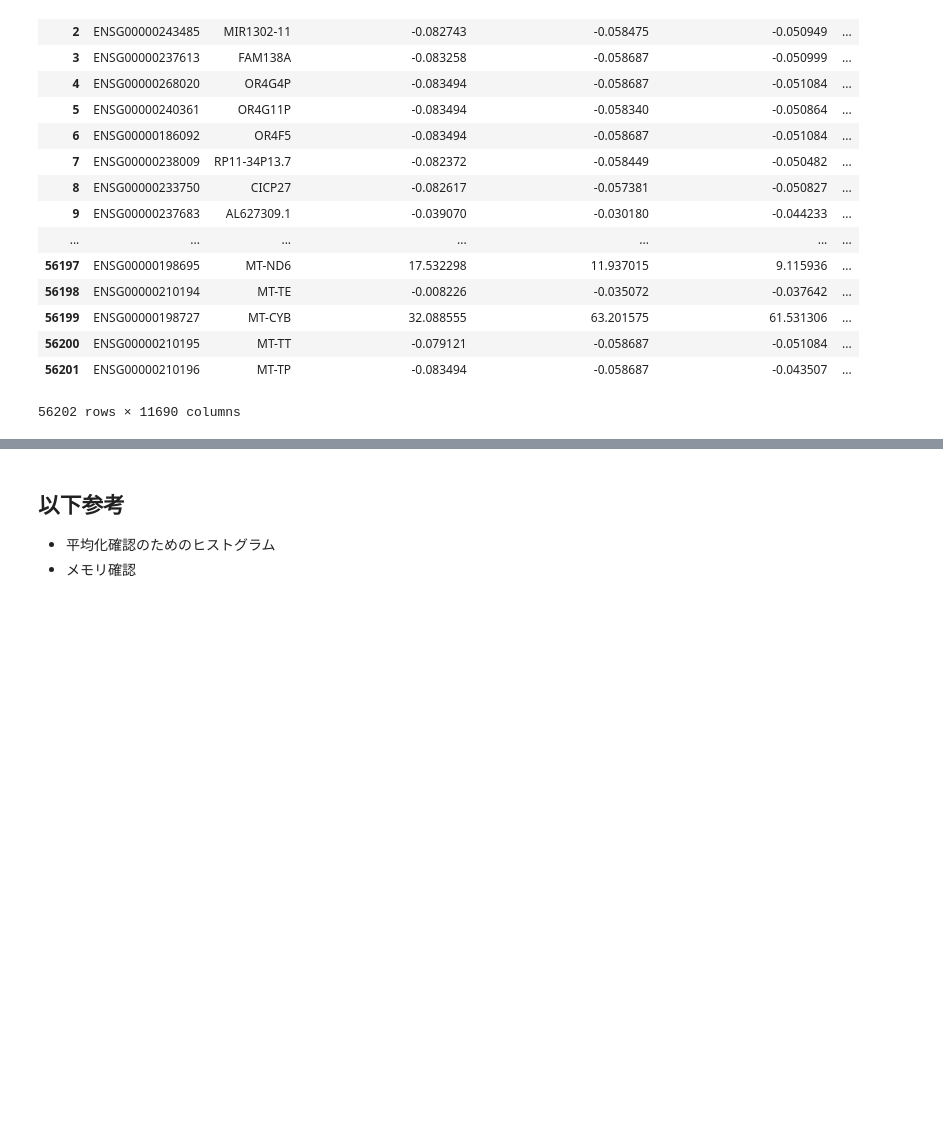
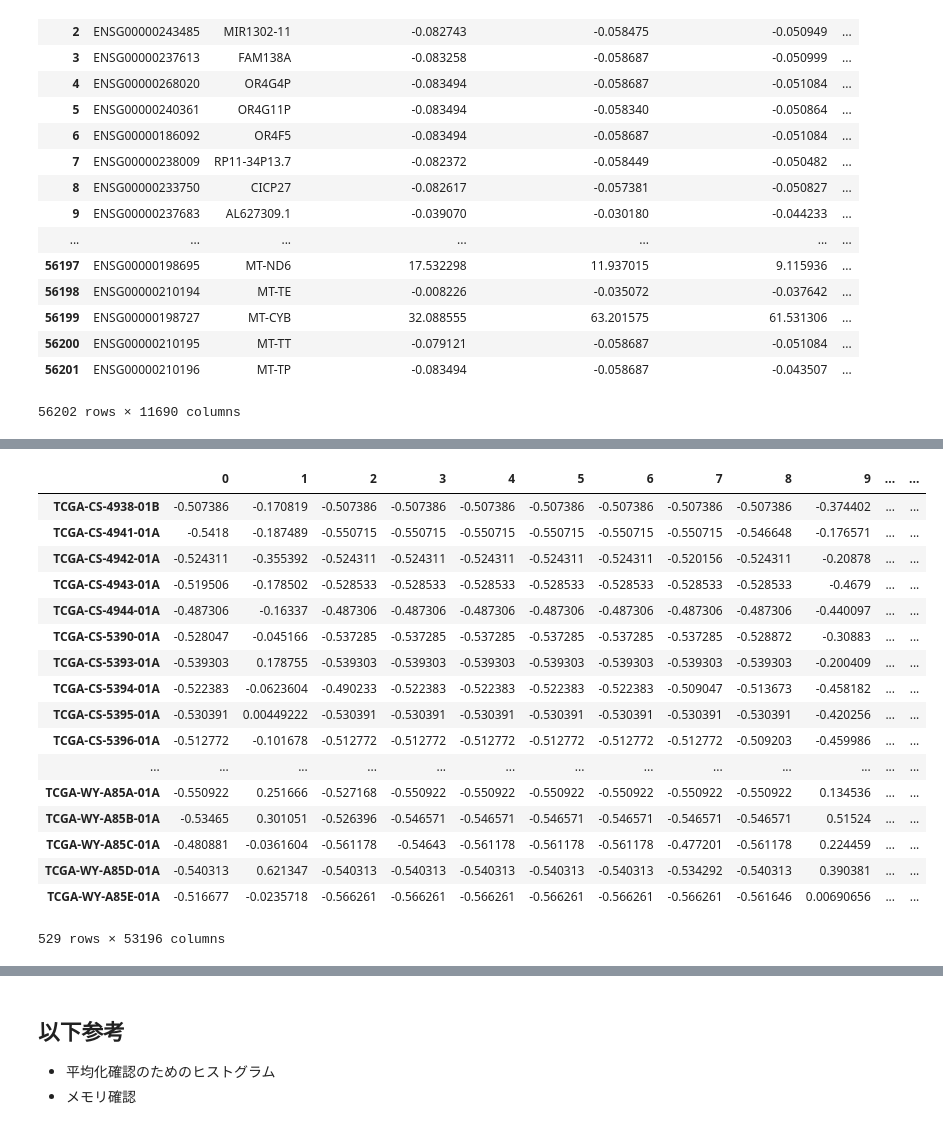
Before and after one commit to KyokoM/tsunodalab, a Jupyter notebook: patient_model_apply.ipynb, the cells around one changed output, grey strips where cells are left out. Drawn from its saved outputs; the diff is of its cells as text; code cells hidden in the pictures; blank space fills up the shorter version.

```diff
--- a/patient_model_apply.ipynb
+++ b/patient_model_apply.ipynb
@@ -223,2 +327,23 @@ merge_tsv2
+# %%
+merge_tsv2.iloc[ft2.shape[1]+1:,:]
+# %% [output]
+|  | 0 | 1 | 2 | 3 | 4 | 5 | 6 | 7 | 8 | 9 | ... | ... |
+| TCGA-CS-4938-01B | -0.507386 | -0.170819 | -0.507386 | -0.507386 | -0.507386 | -0.507386 | -0.507386 | -0.507386 | -0.507386 | -0.374402 | ... | ... |
+| TCGA-CS-4941-01A | -0.5418 | -0.187489 | -0.550715 | -0.550715 | -0.550715 | -0.550715 | -0.550715 | -0.550715 | -0.546648 | -0.176571 | ... | ... |
+| TCGA-CS-4942-01A | -0.524311 | -0.355392 | -0.524311 | -0.524311 | -0.524311 | -0.524311 | -0.524311 | -0.520156 | -0.524311 | -0.20878 | ... | ... |
+| TCGA-CS-4943-01A | -0.519506 | -0.178502 | -0.528533 | -0.528533 | -0.528533 | -0.528533 | -0.528533 | -0.528533 | -0.528533 | -0.4679 | ... | ... |
+| TCGA-CS-4944-01A | -0.487306 | -0.16337 | -0.487306 | -0.487306 | -0.487306 | -0.487306 | -0.487306 | -0.487306 | -0.487306 | -0.440097 | ... | ... |
+| TCGA-CS-5390-01A | -0.528047 | -0.045166 | -0.537285 | -0.537285 | -0.537285 | -0.537285 | -0.537285 | -0.537285 | -0.528872 | -0.30883 | ... | ... |
+| TCGA-CS-5393-01A | -0.539303 | 0.178755 | -0.539303 | -0.539303 | -0.539303 | -0.539303 | -0.539303 | -0.539303 | -0.539303 | -0.200409 | ... | ... |
+| TCGA-CS-5394-01A | -0.522383 | -0.0623604 | -0.490233 | -0.522383 | -0.522383 | -0.522383 | -0.522383 | -0.509047 | -0.513673 | -0.458182 | ... | ... |
+| TCGA-CS-5395-01A | -0.530391 | 0.00449222 | -0.530391 | -0.530391 | -0.530391 | -0.530391 | -0.530391 | -0.530391 | -0.530391 | -0.420256 | ... | ... |
+| TCGA-CS-5396-01A | -0.512772 | -0.101678 | -0.512772 | -0.512772 | -0.512772 | -0.512772 | -0.512772 | -0.512772 | -0.509203 | -0.459986 | ... | ... |
+| ... | ... | ... | ... | ... | ... | ... | ... | ... | ... | ... | ... | ... |
+| TCGA-WY-A85A-01A | -0.550922 | 0.251666 | -0.527168 | -0.550922 | -0.550922 | -0.550922 | -0.550922 | -0.550922 | -0.550922 | 0.134536 | ... | ... |
+| TCGA-WY-A85B-01A | -0.53465 | 0.301051 | -0.526396 | -0.546571 | -0.546571 | -0.546571 | -0.546571 | -0.546571 | -0.546571 | 0.51524 | ... | ... |
+| TCGA-WY-A85C-01A | -0.480881 | -0.0361604 | -0.561178 | -0.54643 | -0.561178 | -0.561178 | -0.561178 | -0.477201 | -0.561178 | 0.224459 | ... | ... |
+| TCGA-WY-A85D-01A | -0.540313 | 0.621347 | -0.540313 | -0.540313 | -0.540313 | -0.540313 | -0.540313 | -0.534292 | -0.540313 | 0.390381 | ... | ... |
+| TCGA-WY-A85E-01A | -0.516677 | -0.0235718 | -0.566261 | -0.566261 | -0.566261 | -0.566261 | -0.566261 | -0.566261 | -0.561646 | 0.00690656 | ... | ... |
+529 rows × 53196 columns
 # %%
 #predictmerge_tsv2.iloc[ft2.shape[1]+1:,:]
```
Also changed, not shown: parts of 33 cells of this notebook.
